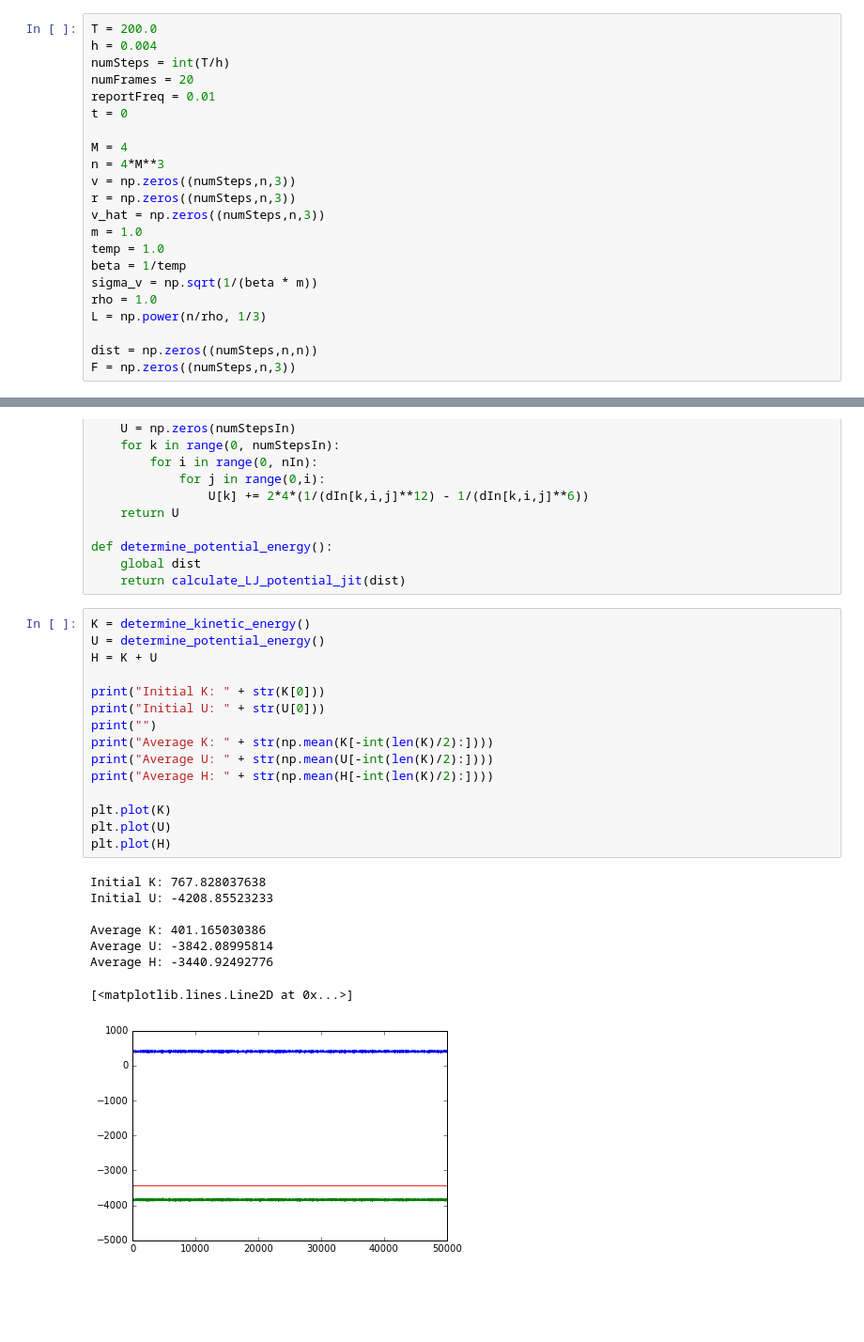
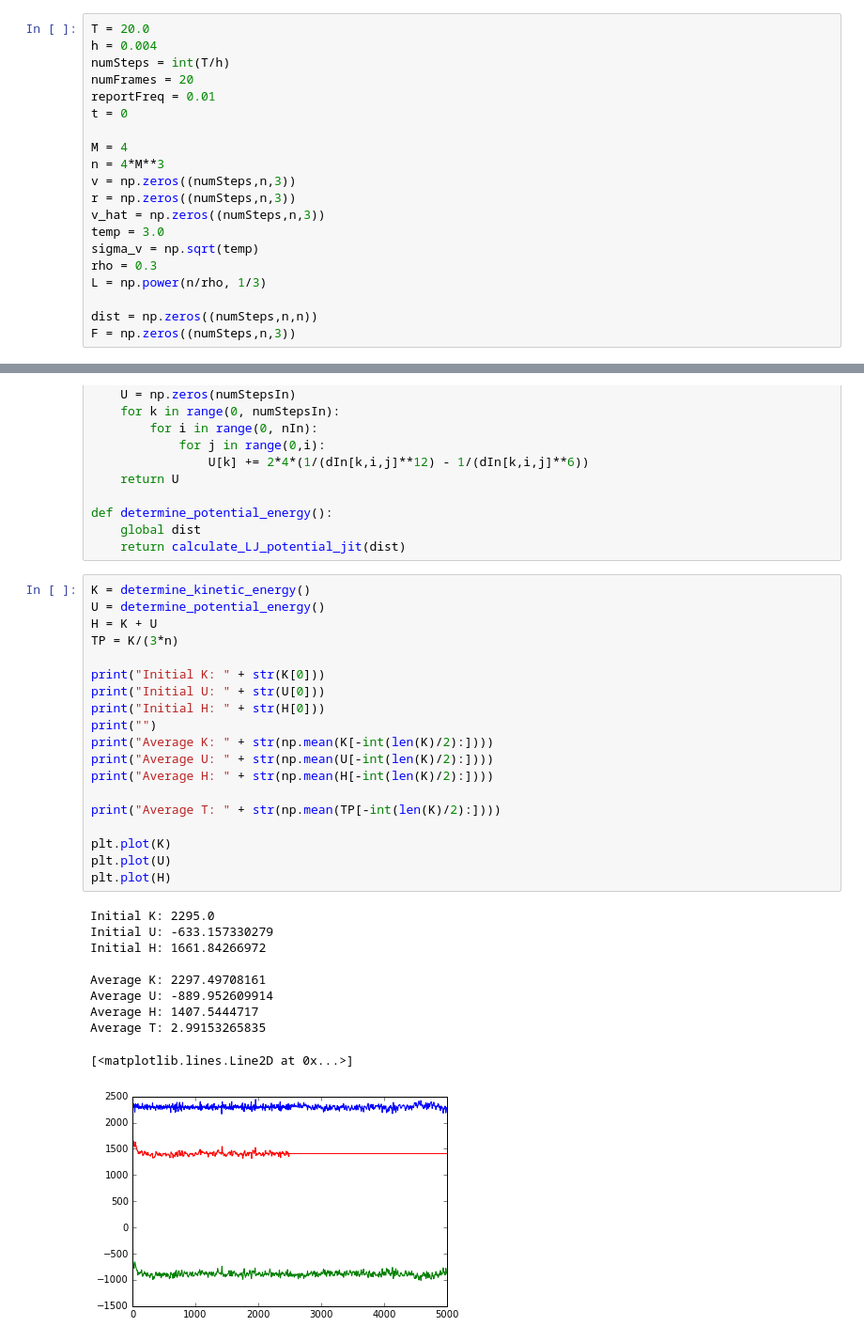
Before and after one commit to JesseSlim/comp-phys-2016, a Jupyter notebook: molecular-dynamics/simulation/TestSimulation.ipynb, the cells around one changed output, grey strips where cells are left out. Shown: that part at 94% size. Saved outputs shown, nothing was run; the diff lists cells and outputs as text; blank space fills up the shorter version.

```diff
--- a/molecular-dynamics/simulation/TestSimulation.ipynb
+++ b/molecular-dynamics/simulation/TestSimulation.ipynb
@@ -19,7 +19,7 @@ def print_fl(output):
 # %% [markdown]
 Hallo
 # %%
-T = 200.0
+T = 20.0
 h = 0.004
 numSteps = int(T/h)
 numFrames = 20
@@ -31,11 +31,9 @@ n = 4*M**3
 v = np.zeros((numSteps,n,3))
 r = np.zeros((numSteps,n,3))
 v_hat = np.zeros((numSteps,n,3))
-m = 1.0
-temp = 1.0
-beta = 1/temp
-sigma_v = np.sqrt(1/(beta * m))
-rho = 1.0
+temp = 3.0
+sigma_v = np.sqrt(temp)
+rho = 0.3
 L = np.power(n/rho, 1/3)
 
 dist = np.zeros((numSteps,n,n))
@@ -229,27 +239,33 @@ def determine_potential_energy():
 # %%
 K = determine_kinetic_energy()
 U = determine_potential_energy()
 H = K + U
+TP = K/(3*n)
 
 print("Initial K: " + str(K[0]))
 print("Initial U: " + str(U[0]))
+print("Initial H: " + str(H[0]))
 print("")
 print("Average K: " + str(np.mean(K[-int(len(K)/2):])))
 print("Average U: " + str(np.mean(U[-int(len(K)/2):])))
 print("Average H: " + str(np.mean(H[-int(len(K)/2):])))
 
+print("Average T: " + str(np.mean(TP[-int(len(K)/2):])))
+
 plt.plot(K)
 plt.plot(U)
 plt.plot(H)
 # %% [output]
-Initial K: 767.828037638
-Initial U: -4208.85523233
+Initial K: 2295.0
+Initial U: -633.157330279
+Initial H: 1661.84266972
 
-Average K: 401.165030386
-Average U: -3842.08995814
-Average H: -3440.92492776
+Average K: 2297.49708161
+Average U: -889.952609914
+Average H: 1407.5444717
+Average T: 2.99153265835
 [<matplotlib.lines.Line2D at 0x...>]
-[figure, old version]
+[figure, new version]
 # %%
 plt.plot(H - np.mean(H))
 # %% [output]
```
Also changed, not shown: parts of 5 cells of this notebook, 1 other file.
